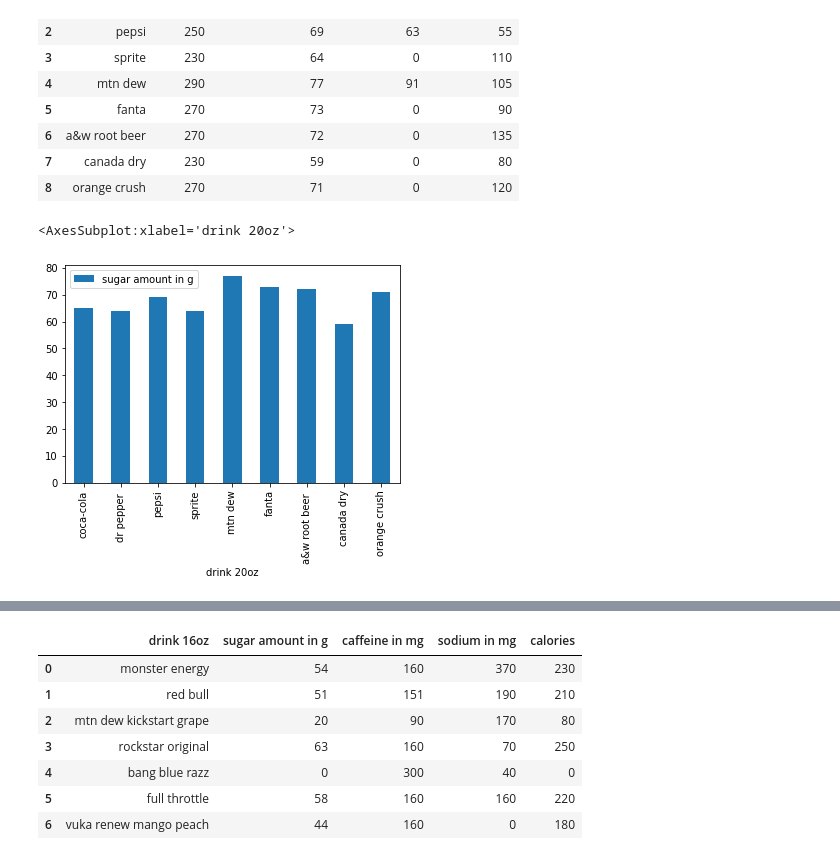
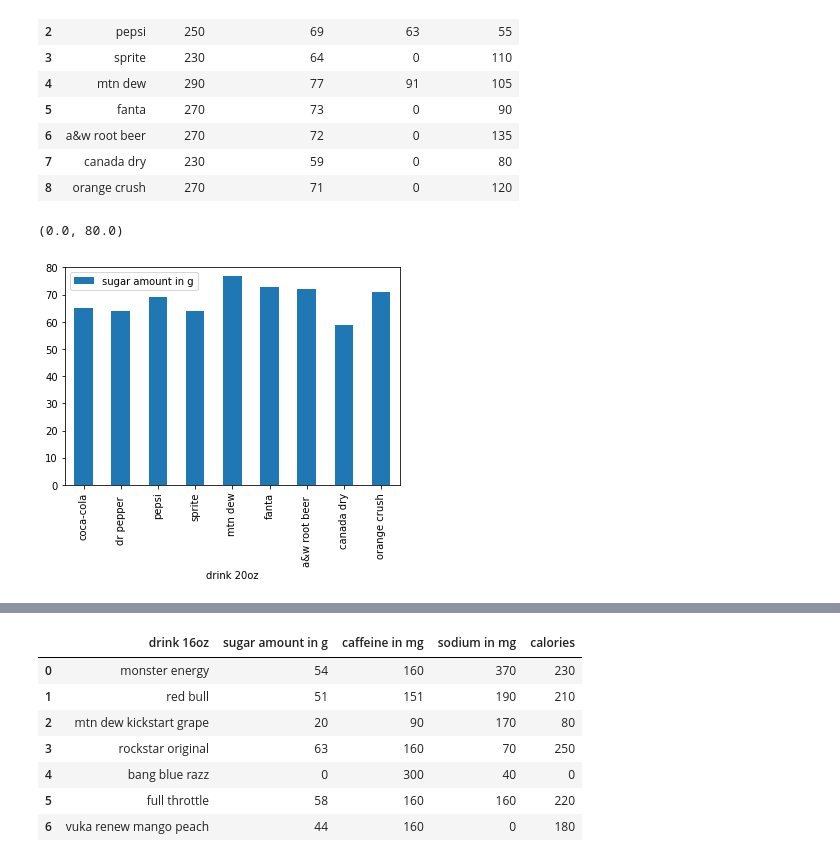
Before and after one commit to CarlosSandoval0/sugarproject, a Jupyter notebook: sugarproject6.23.21.ipynb, the cells around one changed output, grey strips where cells are left out. Drawn from its saved outputs; the diff is of its cells as text; code cells hidden in the pictures.

```diff
--- a/sugarproject6.23.21.ipynb
+++ b/sugarproject6.23.21.ipynb
@@ -55,6 +55,8 @@ soda_nf #displays my new table called ""
 | 8 | orange crush | 270 | 71 | 0 | 120 |
 # %%
 soda_nf.plot.bar(x='drink 20oz', y='sugar amount in g')#Now, lets compare the sugar content
+ax = matplotlib.pyplot.gca()#gca = Get Current Axis
+ax.set_ylim([0,80])#limits the y axis to 80
 # %% [output]
-<AxesSubplot:xlabel='drink 20oz'>
+(0.0, 80.0)
-[figure, old version]
+[figure, new version]
```
Also changed, not shown: parts of 3 cells of this notebook.
